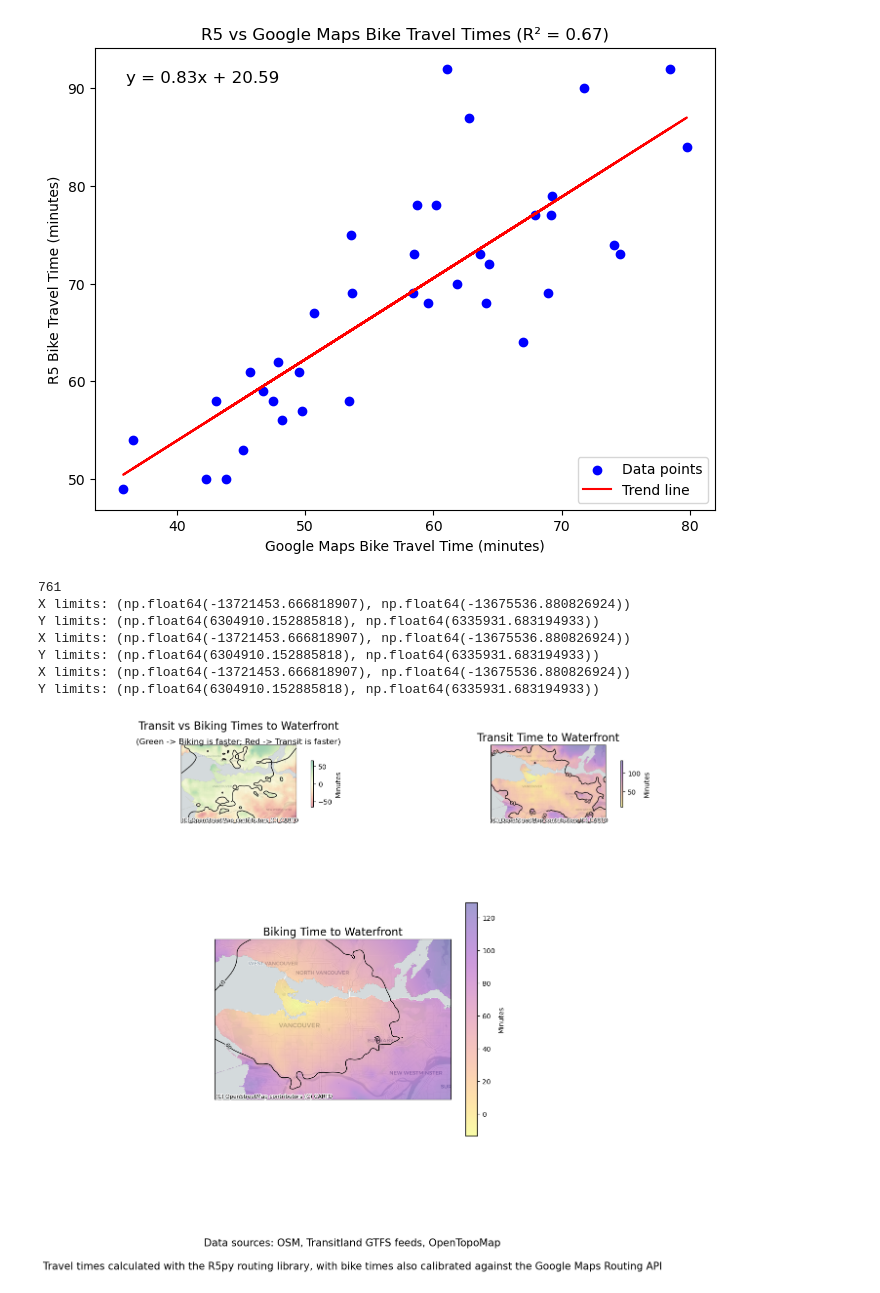
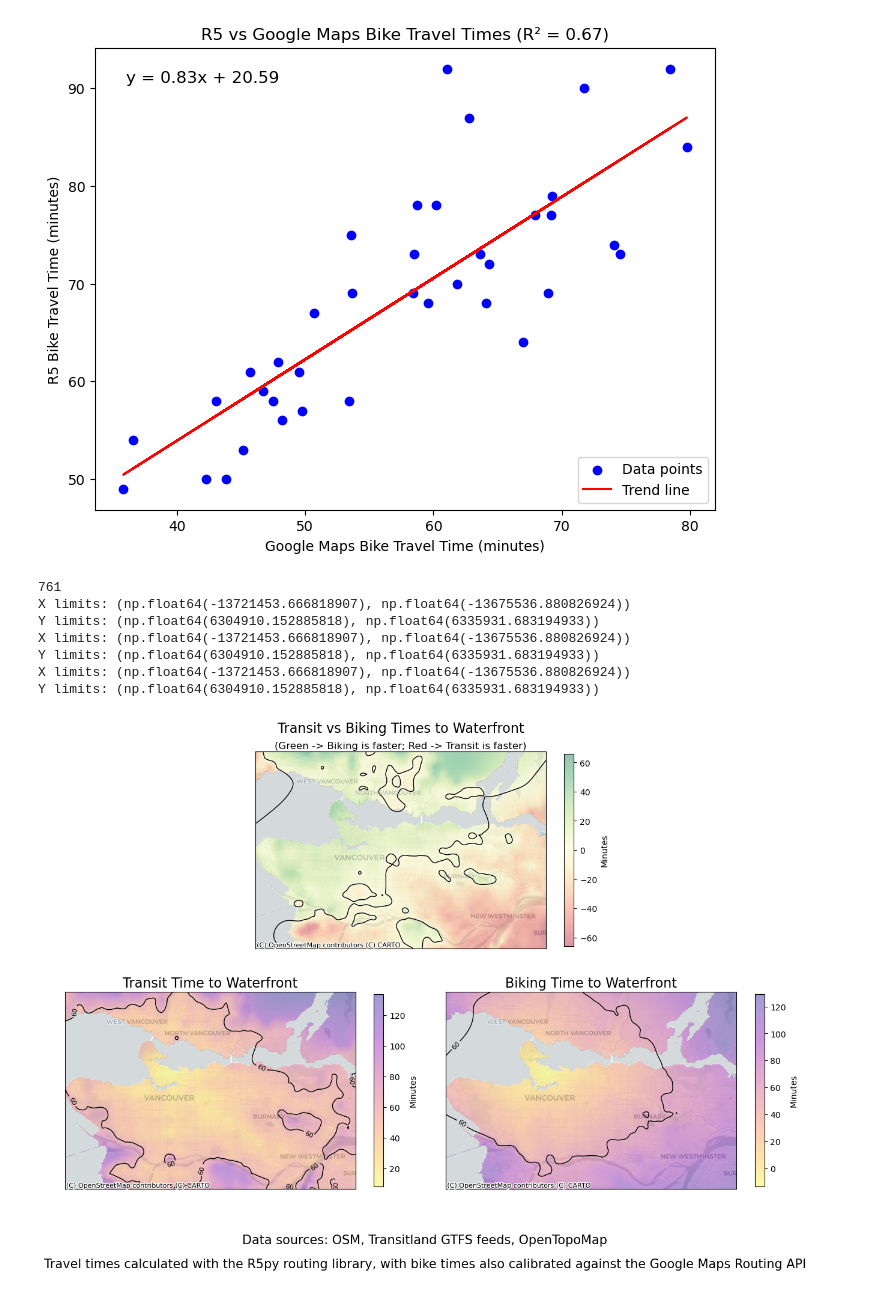
Before and after one commit to HyperbolicStudios/travel-times-with-r5, a Jupyter notebook: yvr_travel_time_comparison.ipynb, the cells around one changed output. Drawn from its saved outputs; the diff is of its cells as text; code cells hidden in the pictures.

```diff
--- a/yvr_travel_time_comparison.ipynb
+++ b/yvr_travel_time_comparison.ipynb
@@ -145,6 +147,7 @@ transit_travel_times = r5py.TravelTimeMatrix(
         r5py.TransportMode.WALK
     ],
     snap_to_network=False,
+    speed_walking = 6
 )
 
 bike_travel_times = r5py.TravelTimeMatrix(
@@ -323,13 +326,13 @@ travel_times = travel_times.dropna()
 print(len(travel_times))
 
 # --- Create the shared figure and axes ---
-fig = plt.figure(figsize=(16, 12))
-gs = fig.add_gridspec(2, 4, hspace=0.01, wspace=0.1, height_ratios=[1, 1], top=0.92, bottom=0.12)
+fig = plt.figure(figsize=(16, 10))
+gs = fig.add_gridspec(2, 4, hspace=0.00, wspace=0.1, height_ratios=[1, 1], top=0.92, bottom=0.12)
 
 # Create axes with proper centering
-ax1 = fig.add_subplot(gs[0, 0:2])  # First plot spans columns 0-1
-ax2 = fig.add_subplot(gs[0, 2:4])  # Second plot spans columns 2-3
-ax3 = fig.add_subplot(gs[1, 1:3])  # Third plot spans columns 1-2 (centered)
+ax1 = fig.add_subplot(gs[0, 1:3])  # First plot centered in columns 1-2
+ax2 = fig.add_subplot(gs[1, 0:2])  # Second plot spans columns 0-1 on row 1
+ax3 = fig.add_subplot(gs[1, 2:4])  # Third plot spans columns 2-3 on row 1
 
 # --- First plot: Transit vs Bike delta ---
 plot_interpolated_grid(
@@ -363,31 +366,31 @@ plot_interpolated_grid(
 # --- Third plot: Bike time ---
 plot_interpolated_grid(
     travel_times.geometry.x,
     travel_times.geometry.y,
     travel_times['adjusted bike'],
     land=land,
     contours=[60],
     zero_centred=False,
     grid_size=400,
     #additional_gdf=detailed_itineraries,
     cmap='plasma_r',
     title="Biking Time to Waterfront",
     ax=ax3
 )
 
 #add a note to the bottom of the figure
 fig.text(0.5, .065, "Data sources: OSM, Transitland GTFS feeds, OpenTopoMap", ha='center', fontsize=15)
 
 #add a second line to the bottom of the figure
 fig.text(0.5, .025, "Travel times calculated with the R5py routing library, with bike times also calibrated against the Google Maps Routing API", ha='center', fontsize=15)
 
 plt.show()
 # %% [output]
 761
 X limits: (np.float64(-13721453.666818907), np.float64(-13675536.880826924))
 Y limits: (np.float64(6304910.152885818), np.float64(6335931.683194933))
 X limits: (np.float64(-13721453.666818907), np.float64(-13675536.880826924))
 Y limits: (np.float64(6304910.152885818), np.float64(6335931.683194933))
 X limits: (np.float64(-13721453.666818907), np.float64(-13675536.880826924))
 Y limits: (np.float64(6304910.152885818), np.float64(6335931.683194933))
-[figure, old version]
+[figure, new version]
```
Also changed, not shown: parts of 3 cells of this notebook.
